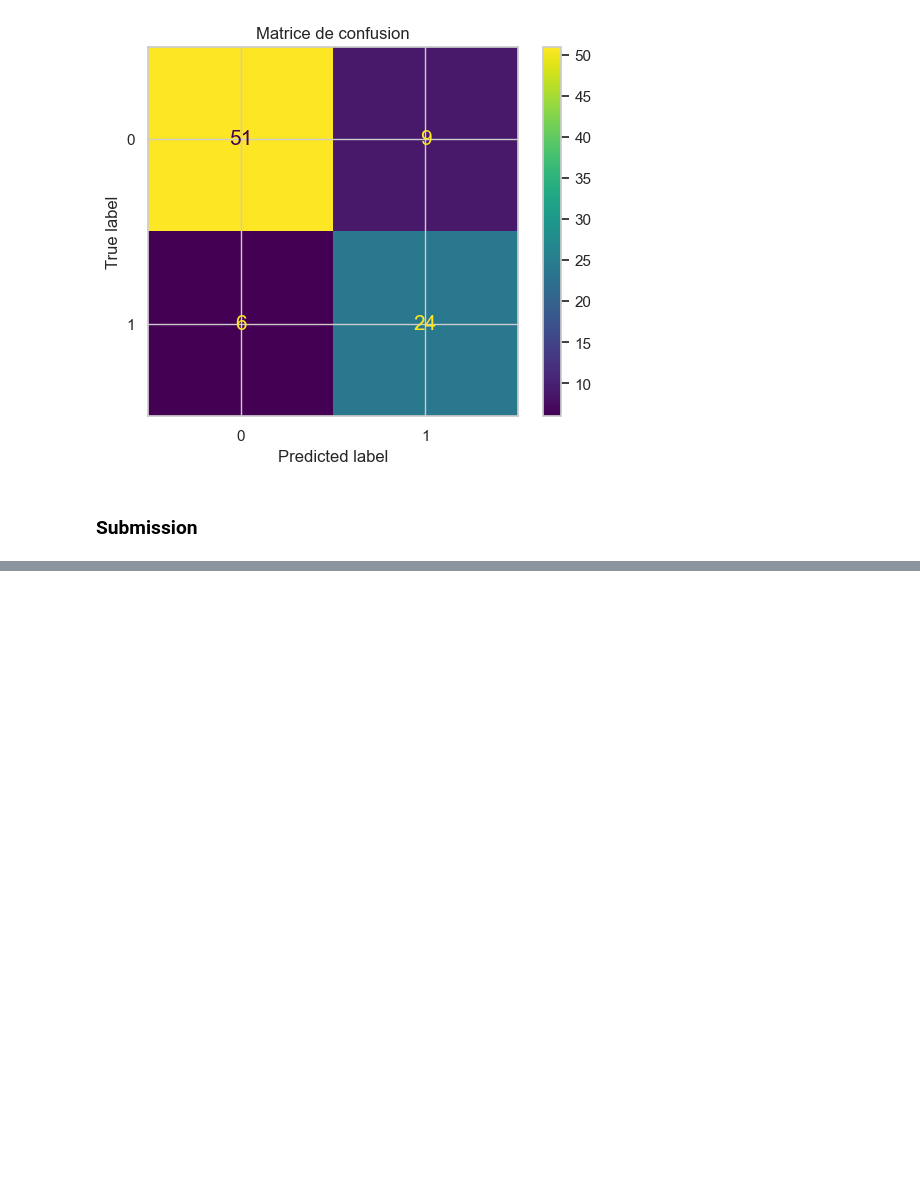
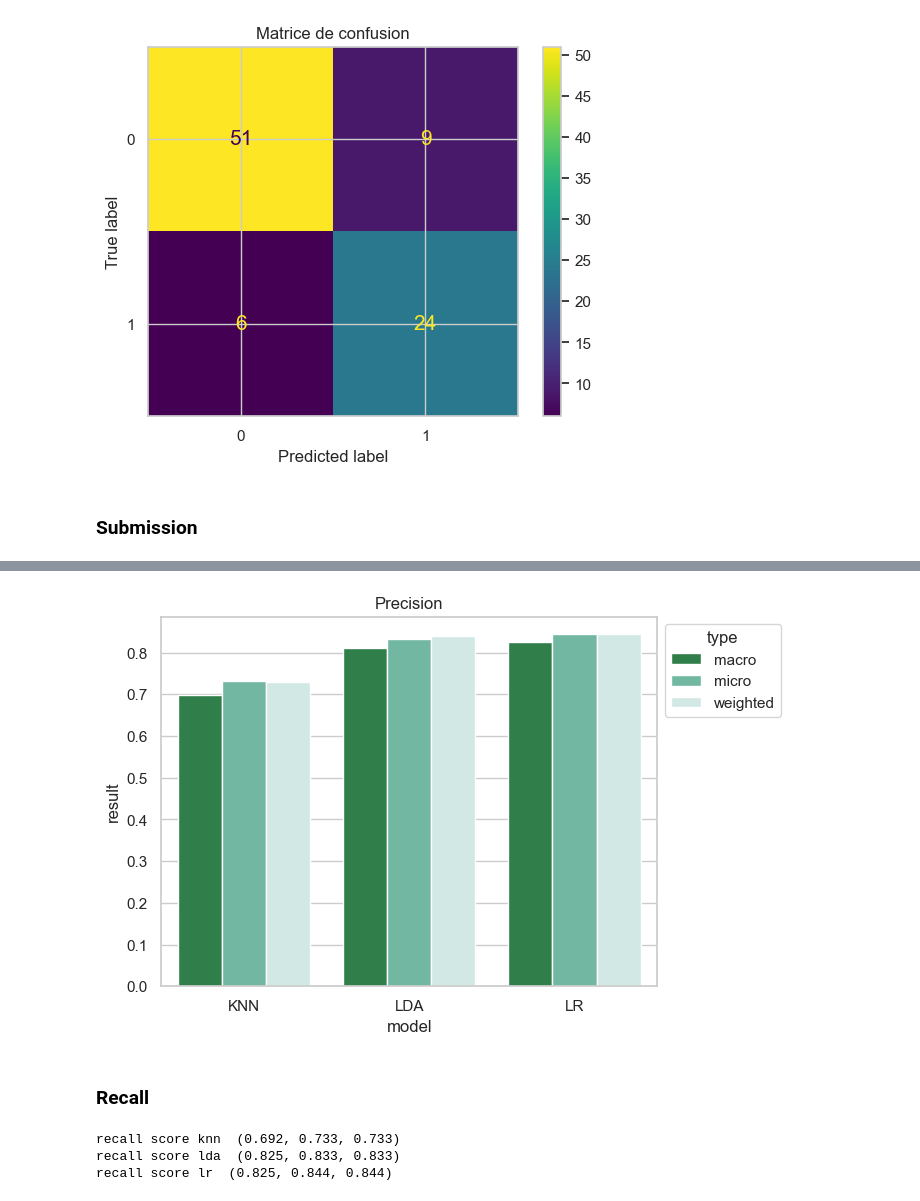
Before and after one commit to AdvancedGroupBootcamp/ai_marie_alex_moussa, a Jupyter notebook: MiniProject 3(Sample_Performance).ipynb, the cells around one changed output, grey strips where cells are left out. Cells and saved outputs as stored; diff of their text form; code cells hidden in the pictures; blank space fills up the shorter version.

```diff
--- a/MiniProject 3(Sample_Performance).ipynb
+++ b/MiniProject 3(Sample_Performance).ipynb
@@ -527,10 +387,0 @@ columns_average = ['macro', 'micro', 'weighted']
-# %%
-def get_pd_indicator(model_name, indicator):
-    data = {
-        'model': model_name,
-        'macro': indicator[0],
-        'micro': indicator[1],
-        'weighted': indicator[2]
-    }
-    pd_indicator = pd.DataFrame(data, index=[0])
-    return pd_indicator
@@ -685,0 +530,14 @@ sns.barplot(x='Models', y=label_4, data=df_roc,  palette = 'BuGn_r');
+# %%
+def get_pd_indicator(model_name, indicator):
+    new_columns = ['model', 'type', 'result']
+    df_indicator = pd.DataFrame(columns = new_columns)
+
+    for i in range(0, 3):
+        df = pd.DataFrame({
+            'model': model_name,
+            'type': columns_average[i],
+            'result': indicator[i]
+        }, index = [i])
+
+        df_indicator = df_indicator.append(df, ignore_index=True)
+    return df_indicator
@@ -685,0 +574,8 @@ sns.barplot(x='Models', y=label_4, data=df_roc,  palette = 'BuGn_r');
+# %%
+ax = sns.barplot(hue = 'type', x='model', y='result', data=df_precision, palette = 'BuGn_r')
+ax.set(title='Precision')
+sns.move_legend(ax, "upper left", bbox_to_anchor=(1, 1))
+# %% [output]
+[figure, added]
+# %% [markdown]
+### Recall
@@ -685,0 +595,8 @@ sns.barplot(x='Models', y=label_4, data=df_roc,  palette = 'BuGn_r');
+# %%
+print('recall score knn ', recall_score_knn)
+print('recall score lda ', recall_score_lda)
+print('recall score lr ', recall_score_lr)
+# %% [output]
+recall score knn  (0.692, 0.733, 0.733)
+recall score lda  (0.825, 0.833, 0.833)
+recall score lr  (0.825, 0.844, 0.844)
```
Also changed, not shown: parts of 82 cells of this notebook, 1 other file.
